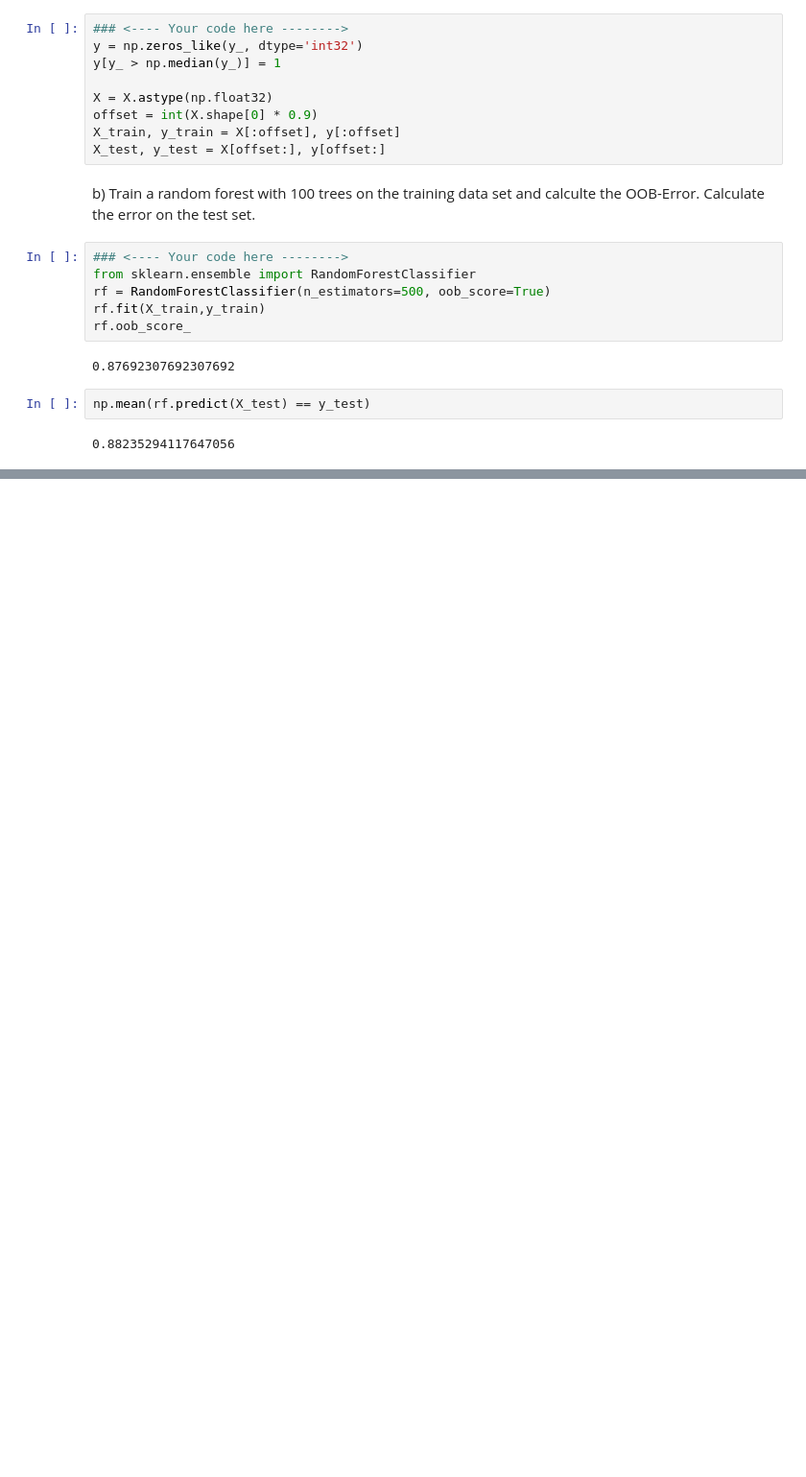
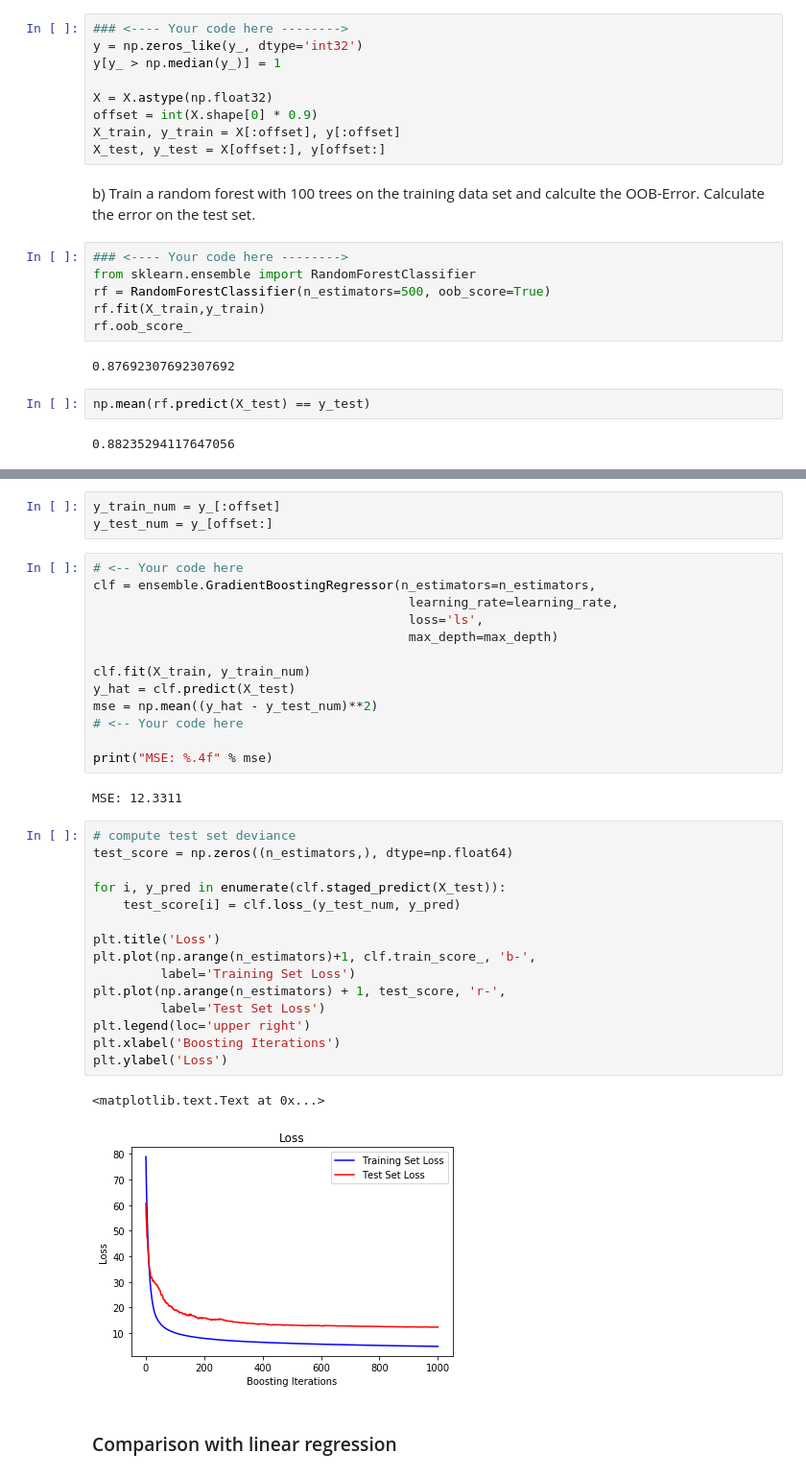
Before and after one commit to oduerr/ml-playground, a Jupyter notebook: python/Ensemble/Boston_Housing_RF_Boosting.ipynb, the cells around one changed output, grey strips where cells are left out. Shown at 96% size. Saved outputs shown, nothing was run; the diff lists cells and outputs as text; blank space fills up the shorter version.

Commit message:
Added regression to the boston housing example

```diff
--- a/python/Ensemble/Boston_Housing_RF_Boosting.ipynb
+++ b/python/Ensemble/Boston_Housing_RF_Boosting.ipynb
@@ -103,0 +116,38 @@ plt.show()
+# %%
+y_train_num = y_[:offset]
+y_test_num = y_[offset:]
+# %%
+# <-- Your code here
+clf = ensemble.GradientBoostingRegressor(n_estimators=n_estimators,
+                                          learning_rate=learning_rate,
+                                          loss='ls',
+                                          max_depth=max_depth)
+
+clf.fit(X_train, y_train_num)
+y_hat = clf.predict(X_test)
+mse = np.mean((y_hat - y_test_num)**2)
+# <-- Your code here
+
+print("MSE: %.4f" % mse)
+# %% [output]
+MSE: 12.3311
+# %%
+# compute test set deviance
+test_score = np.zeros((n_estimators,), dtype=np.float64)
+
+for i, y_pred in enumerate(clf.staged_predict(X_test)):
+    test_score[i] = clf.loss_(y_test_num, y_pred)
+
+plt.title('Loss')
+plt.plot(np.arange(n_estimators)+1, clf.train_score_, 'b-',
+         label='Training Set Loss')
+plt.plot(np.arange(n_estimators) + 1, test_score, 'r-',
+         label='Test Set Loss')
+plt.legend(loc='upper right')
+plt.xlabel('Boosting Iterations')
+plt.ylabel('Loss')
+# %% [output]
+<matplotlib.text.Text at 0x...>
+[figure, added]
+# %% [markdown]
+### Comparison with linear regression
```
Also changed, not shown: parts of 11 cells of this notebook, 1 other file.
